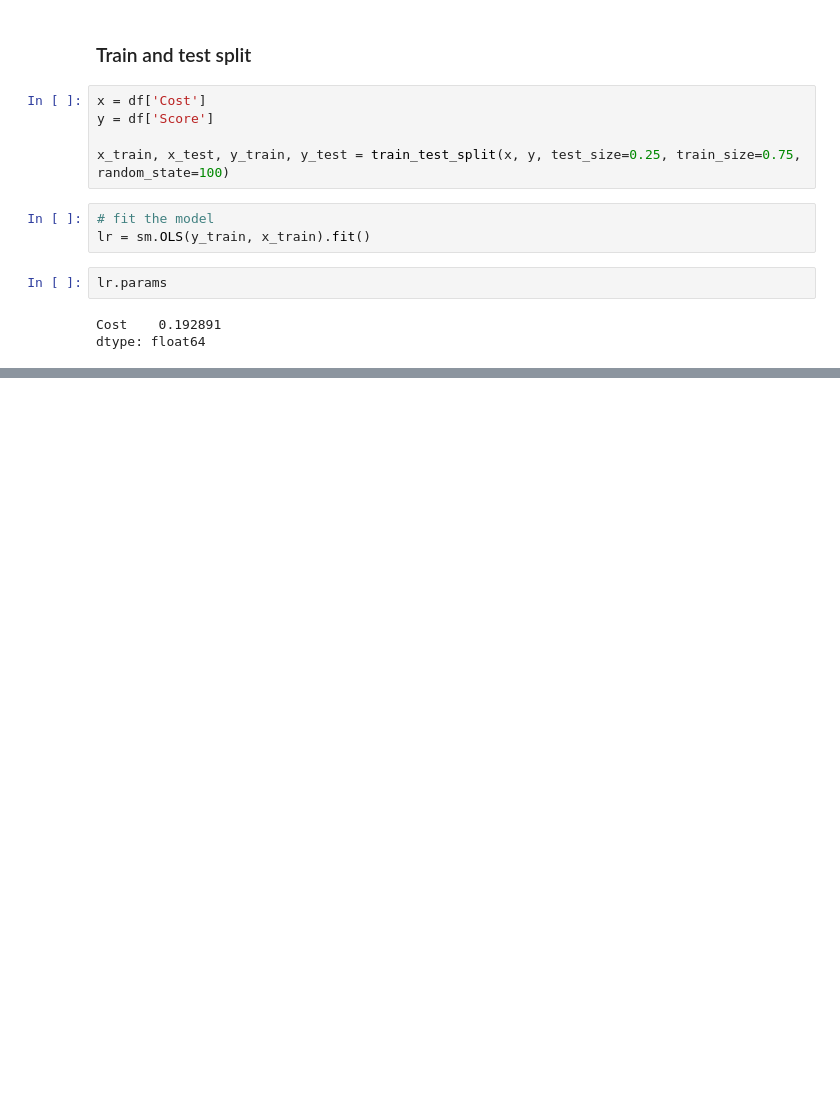
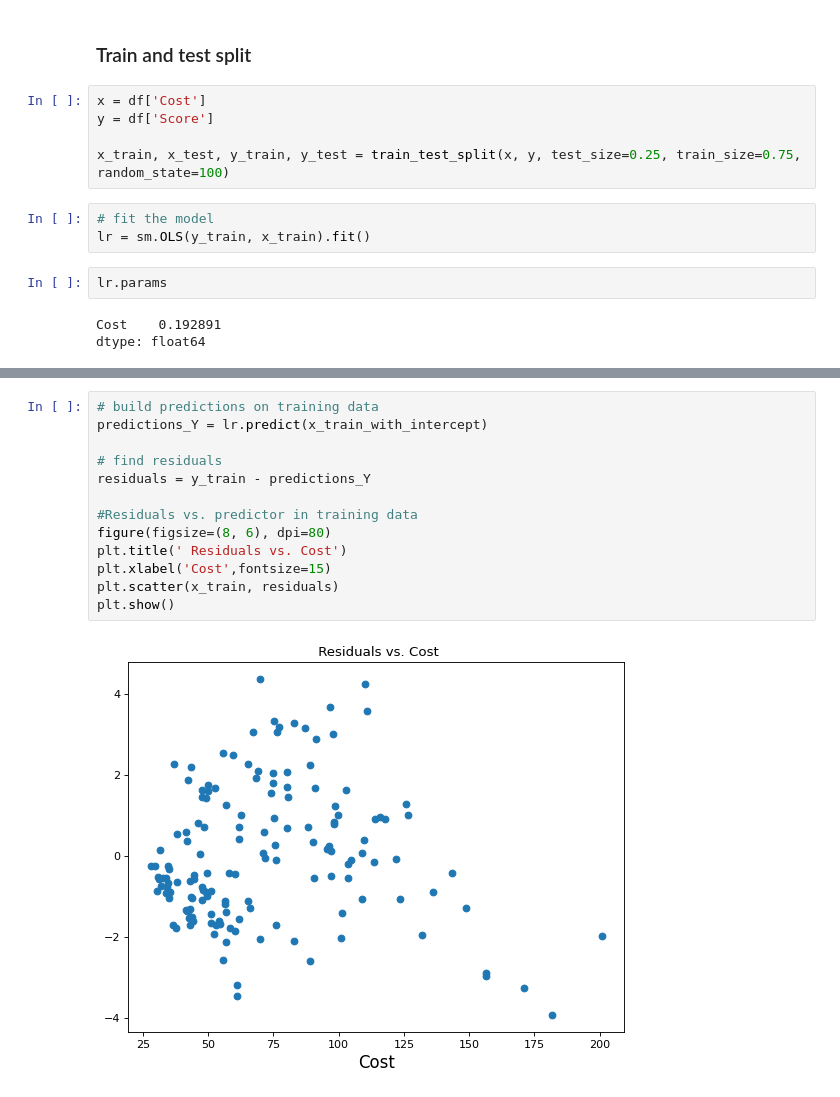
Before and after one commit to BernardoAguayoOrtega/linear-regression-model-project, a Jupyter notebook: regression.ipynb, the cells around one changed output, grey strips where cells are left out. Drawn from its saved outputs; the diff is of its cells as text; blank space fills up the shorter version.

```diff
--- a/regression.ipynb
+++ b/regression.ipynb
@@ -233,0 +258,15 @@ Notes:
+# %%
+# build predictions on training data
+predictions_Y = lr.predict(x_train_with_intercept)
+
+# find residuals
+residuals = y_train - predictions_Y
+
+#Residuals vs. predictor in training data
+figure(figsize=(8, 6), dpi=80)
+plt.title(' Residuals vs. Cost')
+plt.xlabel('Cost',fontsize=15)
+plt.scatter(x_train, residuals)
+plt.show()
+# %% [output]
+[figure, added]
```
Also changed, not shown: parts of 13 cells of this notebook.
